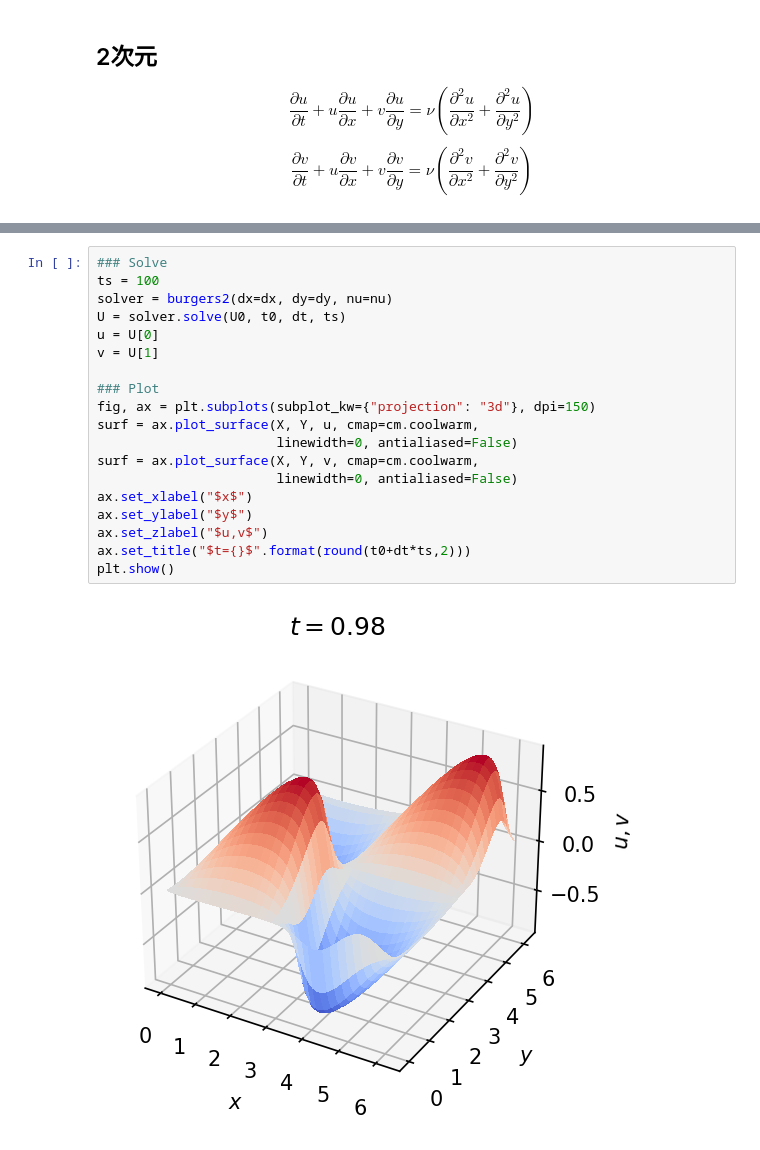
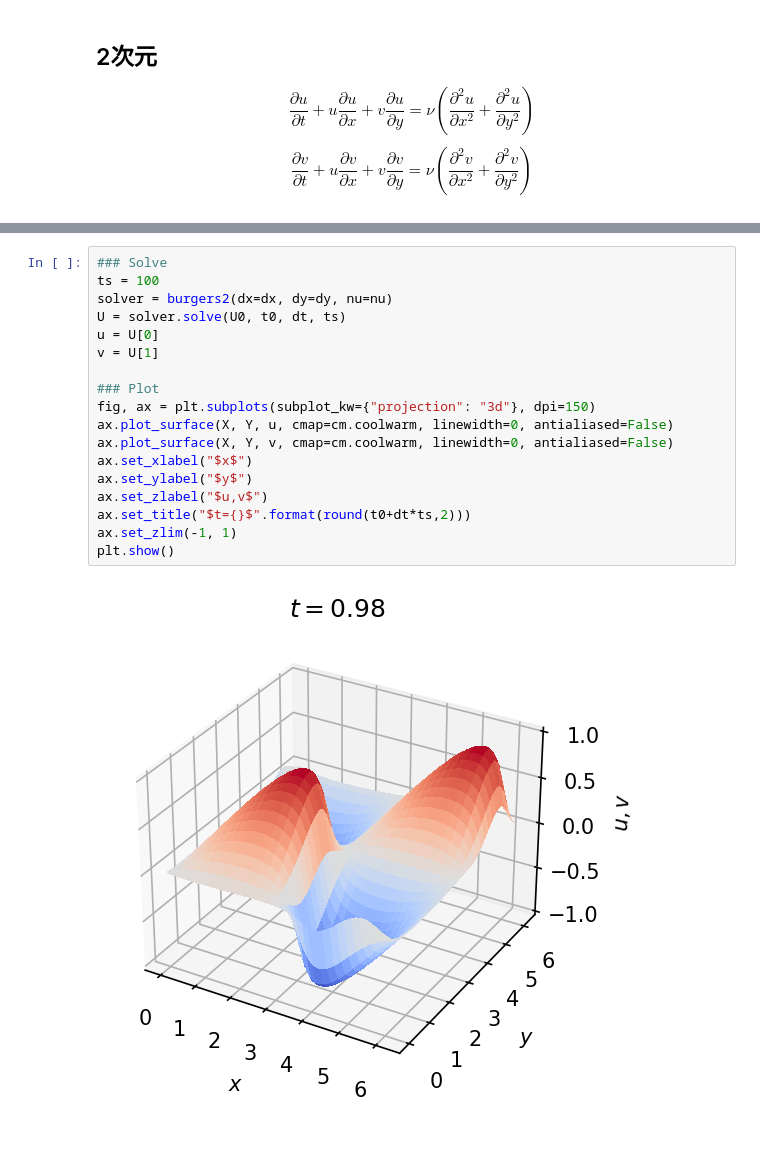
Before and after one commit to mkihara/cfdpy, a Jupyter notebook: src/2_Burgers_Equation.ipynb, the cells around one changed output, grey strips where cells are left out. Cells and saved outputs as stored; diff of their text form.

```diff
--- a/src/2_Burgers_Equation.ipynb
+++ b/src/2_Burgers_Equation.ipynb
@@ -113,21 +111,20 @@ CFL = 0.1
 # %%
 ### Solve
 ts = 100
 solver = burgers2(dx=dx, dy=dy, nu=nu)
 U = solver.solve(U0, t0, dt, ts)
 u = U[0]
 v = U[1]
 
 ### Plot
 fig, ax = plt.subplots(subplot_kw={"projection": "3d"}, dpi=150)
-surf = ax.plot_surface(X, Y, u, cmap=cm.coolwarm,
-                       linewidth=0, antialiased=False)
-surf = ax.plot_surface(X, Y, v, cmap=cm.coolwarm,
-                       linewidth=0, antialiased=False)
+ax.plot_surface(X, Y, u, cmap=cm.coolwarm, linewidth=0, antialiased=False)
+ax.plot_surface(X, Y, v, cmap=cm.coolwarm, linewidth=0, antialiased=False)
 ax.set_xlabel("$x$")
 ax.set_ylabel("$y$")
 ax.set_zlabel("$u,v$")
 ax.set_title("$t={}$".format(round(t0+dt*ts,2)))
+ax.set_zlim(-1, 1)
 plt.show()
 # %% [output]
-[figure, old version]
+[figure, new version]
```
Also changed, not shown: parts of 2 cells of this notebook, 2 other files.
